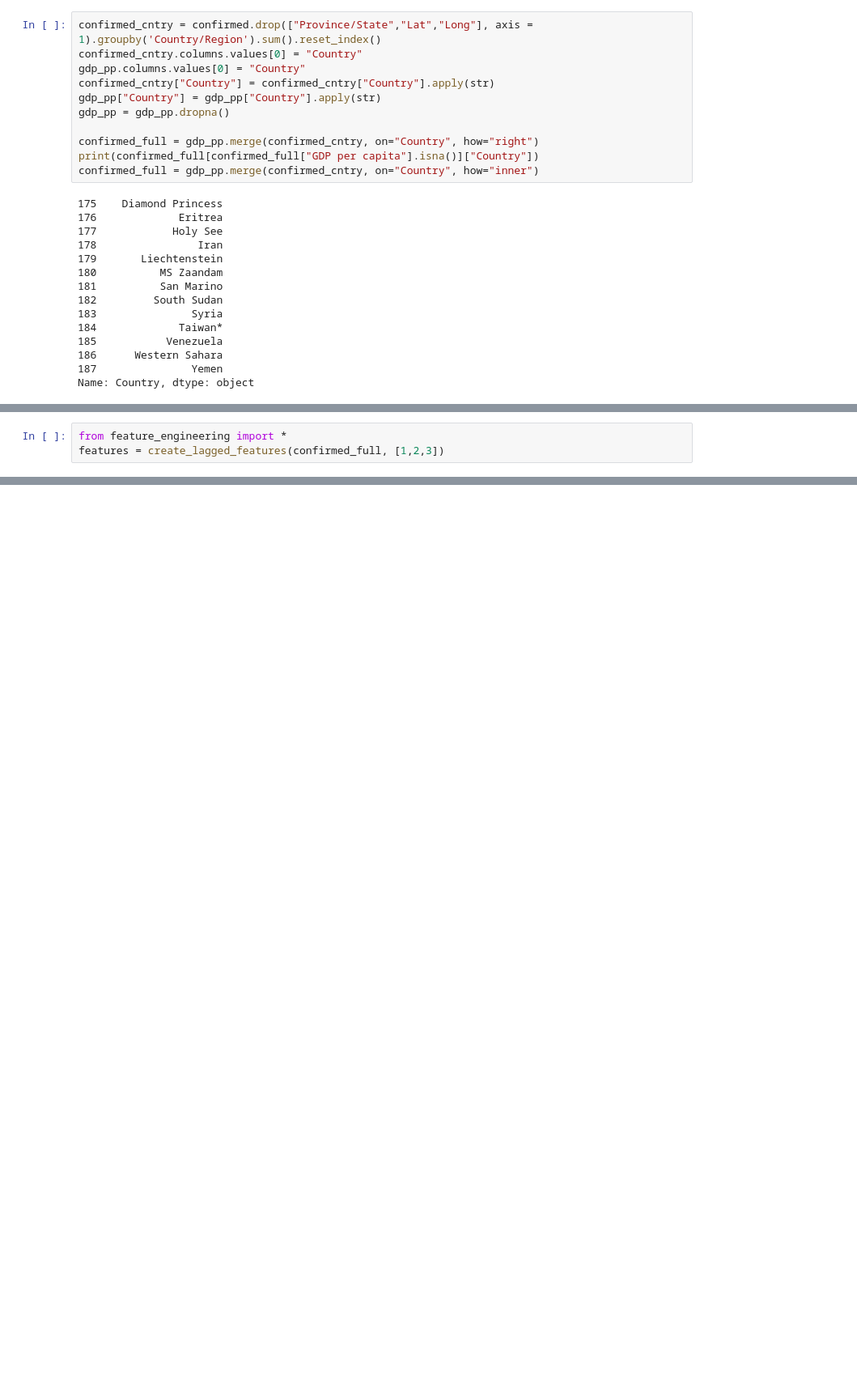
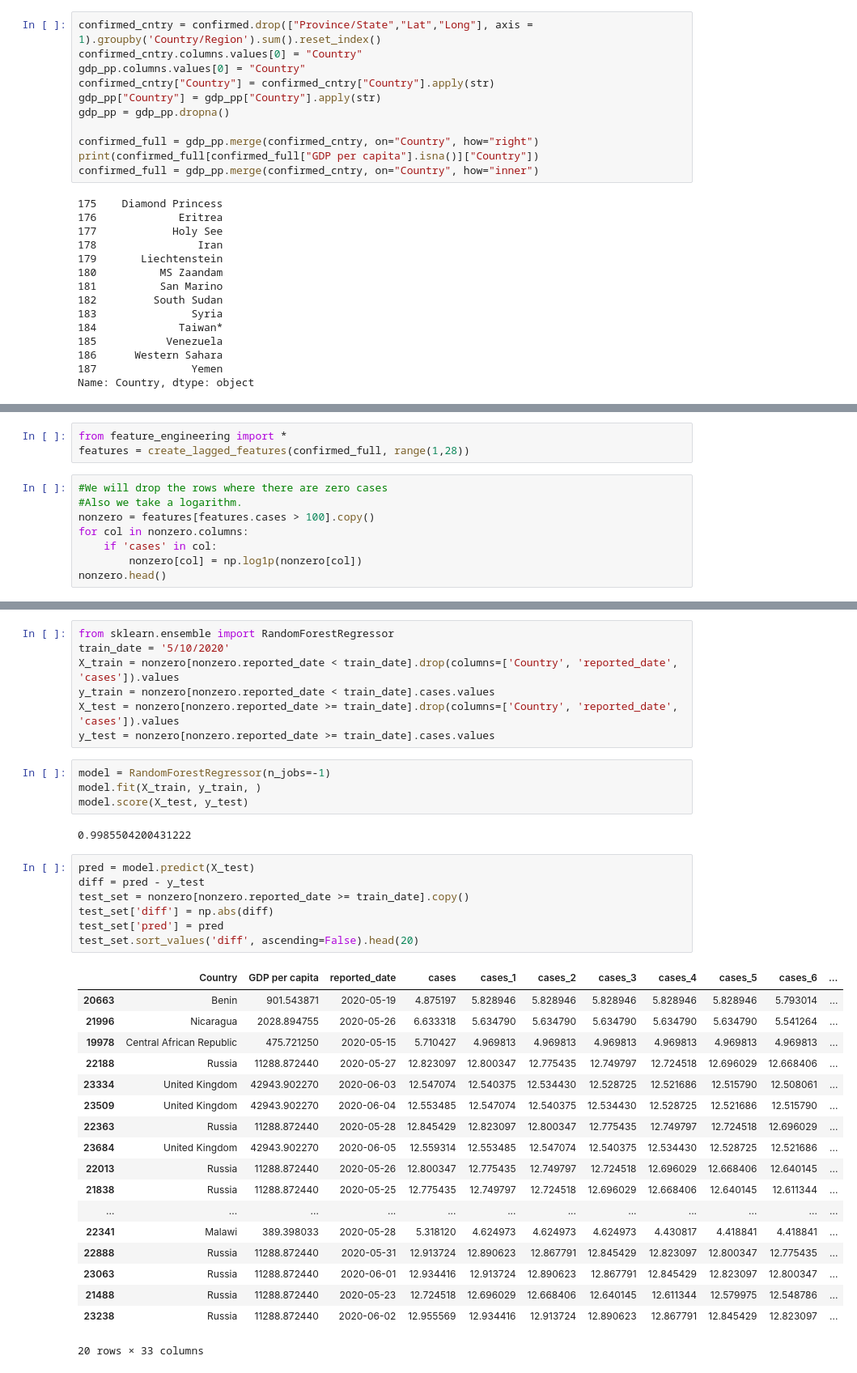
Before and after one commit to dydx314/aimi-covid-research, a Jupyter notebook: feature_extraction.ipynb, the cells around one changed output, grey strips where cells are left out. Shown at 81% size. Saved outputs shown, nothing was run; the diff lists cells and outputs as text; blank space fills up the shorter version.

Commit message:
Tried a random forest model

```diff
--- a/feature_extraction.ipynb
+++ b/feature_extraction.ipynb
@@ -54,3 +47,11 @@ confirmed_full
 # %%
 from feature_engineering import *
-features = create_lagged_features(confirmed_full, [1,2,3])
+features = create_lagged_features(confirmed_full, range(1,28))
+# %%
+#We will drop the rows where there are zero cases
+#Also we take a logarithm.
+nonzero = features[features.cases > 100].copy()
+for col in nonzero.columns:
+    if 'cases' in col:
+        nonzero[col] = np.log1p(nonzero[col])
+nonzero.head()
@@ -56,0 +70,39 @@ features = create_lagged_features(confirmed_full, [1,2,3])
+# %%
+from sklearn.ensemble import RandomForestRegressor
+train_date = '5/10/2020'
+X_train = nonzero[nonzero.reported_date < train_date].drop(columns=['Country', 'reported_date', 'cases']).values
+y_train = nonzero[nonzero.reported_date < train_date].cases.values
+X_test = nonzero[nonzero.reported_date >= train_date].drop(columns=['Country', 'reported_date', 'cases']).values
+y_test = nonzero[nonzero.reported_date >= train_date].cases.values
+# %%
+model = RandomForestRegressor(n_jobs=-1)
+model.fit(X_train, y_train, )
+model.score(X_test, y_test)
+# %% [output]
+0.9985504200431222
+# %%
+pred = model.predict(X_test)
+diff = pred - y_test
+test_set = nonzero[nonzero.reported_date >= train_date].copy()
+test_set['diff'] = np.abs(diff)
+test_set['pred'] = pred
+test_set.sort_values('diff', ascending=False).head(20)
+# %% [output]
+|  | Country | GDP per capita | reported_date | cases | cases_1 | cases_2 | cases_3 | cases_4 | cases_5 | cases_6 | ... |
+| 20663 | Benin | 901.543871 | 2020-05-19 | 4.875197 | 5.828946 | 5.828946 | 5.828946 | 5.828946 | 5.828946 | 5.793014 | ... |
+| 21996 | Nicaragua | 2028.894755 | 2020-05-26 | 6.633318 | 5.634790 | 5.634790 | 5.634790 | 5.634790 | 5.634790 | 5.541264 | ... |
+| 19978 | Central African Republic | 475.721250 | 2020-05-15 | 5.710427 | 4.969813 | 4.969813 | 4.969813 | 4.969813 | 4.969813 | 4.969813 | ... |
+| 22188 | Russia | 11288.872440 | 2020-05-27 | 12.823097 | 12.800347 | 12.775435 | 12.749797 | 12.724518 | 12.696029 | 12.668406 | ... |
+| 23334 | United Kingdom | 42943.902270 | 2020-06-03 | 12.547074 | 12.540375 | 12.534430 | 12.528725 | 12.521686 | 12.515790 | 12.508061 | ... |
+| 23509 | United Kingdom | 42943.902270 | 2020-06-04 | 12.553485 | 12.547074 | 12.540375 | 12.534430 | 12.528725 | 12.521686 | 12.515790 | ... |
+| 22363 | Russia | 11288.872440 | 2020-05-28 | 12.845429 | 12.823097 | 12.800347 | 12.775435 | 12.749797 | 12.724518 | 12.696029 | ... |
+| 23684 | United Kingdom | 42943.902270 | 2020-06-05 | 12.559314 | 12.553485 | 12.547074 | 12.540375 | 12.534430 | 12.528725 | 12.521686 | ... |
+| 22013 | Russia | 11288.872440 | 2020-05-26 | 12.800347 | 12.775435 | 12.749797 | 12.724518 | 12.696029 | 12.668406 | 12.640145 | ... |
+| 21838 | Russia | 11288.872440 | 2020-05-25 | 12.775435 | 12.749797 | 12.724518 | 12.696029 | 12.668406 | 12.640145 | 12.611344 | ... |
+| ... | ... | ... | ... | ... | ... | ... | ... | ... | ... | ... | ... |
+| 22341 | Malawi | 389.398033 | 2020-05-28 | 5.318120 | 4.624973 | 4.624973 | 4.624973 | 4.430817 | 4.418841 | 4.418841 | ... |
+| 22888 | Russia | 11288.872440 | 2020-05-31 | 12.913724 | 12.890623 | 12.867791 | 12.845429 | 12.823097 | 12.800347 | 12.775435 | ... |
+| 23063 | Russia | 11288.872440 | 2020-06-01 | 12.934416 | 12.913724 | 12.890623 | 12.867791 | 12.845429 | 12.823097 | 12.800347 | ... |
+| 21488 | Russia | 11288.872440 | 2020-05-23 | 12.724518 | 12.696029 | 12.668406 | 12.640145 | 12.611344 | 12.579975 | 12.548786 | ... |
+| 23238 | Russia | 11288.872440 | 2020-06-02 | 12.955569 | 12.934416 | 12.913724 | 12.890623 | 12.867791 | 12.845429 | 12.823097 | ... |
+20 rows × 33 columns
```
Also changed, not shown: parts of 3 cells of this notebook, 1 other file.
